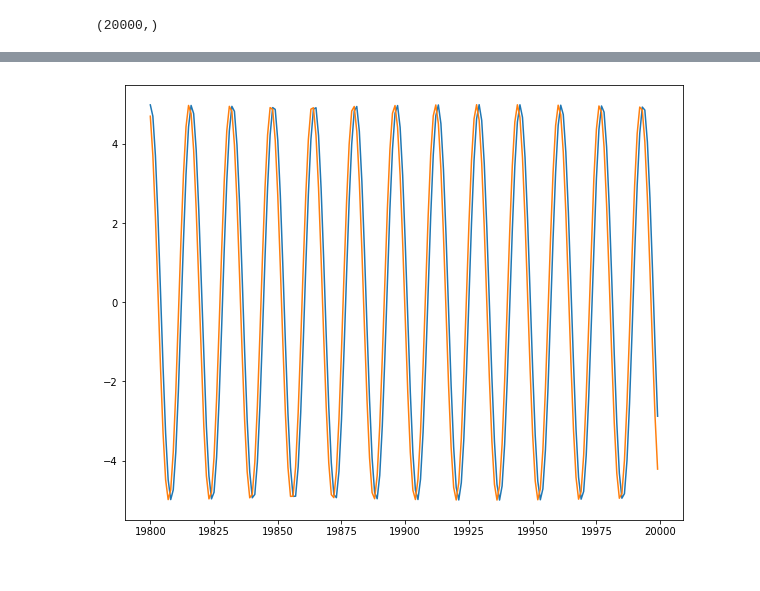
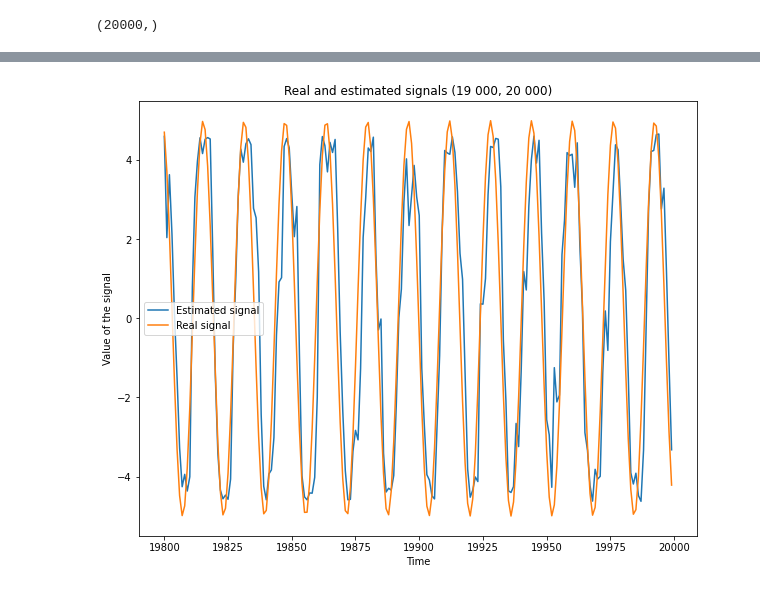
Before and after one commit to LoanSarazin/sdia-estimation, a Jupyter notebook: TP5/TP5_EKF_MARIZY.ipynb, the cells around one changed output, grey strips where cells are left out. Saved outputs shown, nothing was run; the diff lists cells and outputs as text; code cells hidden in the pictures.

```diff
--- a/TP5/TP5_EKF_MARIZY.ipynb
+++ b/TP5/TP5_EKF_MARIZY.ipynb
@@ -95,7 +101,7 @@ A = np.eye(2)
 
 Q, R, A
 
-x_estim = KalmanF_extended(signalReel, Q, R, A)
+x_estim = KalmanF_extended(signalBruite, Q, R, A)
 # %%
 x_estim = x_estim.reshape((20000, 2))
 # %%
@@ -108,11 +127,15 @@ plt.show()
 # %%
 nu0 = 12
 Te = 1/193.28
 
 plt.figure(figsize = (10, 8))
 iter = np.arange(19800, 20000)
-plt.plot(iter, x_estim[19800:, 0]*np.sin(2*pi*nu0*(iter)*Te + x_estim[19800:, 1]), '-')
-plt.plot(iter, signalReel[19800:])
+plt.plot(iter, x_estim[19800:, 0]*np.sin(2*pi*nu0*(iter)*Te + x_estim[19800:, 1]), label = "Estimated signal")
+plt.plot(iter, signalReel[19800:], label = "Real signal")
+plt.xlabel("Time")
+plt.ylabel("Value of the signal")
+plt.title("Real and estimated signals (19 000, 20 000)")
+plt.legend()
 plt.show()
 # %% [output]
-[figure, old version]
+[figure, new version]
```
Also changed, not shown: parts of 9 cells of this notebook, 1 other file.
